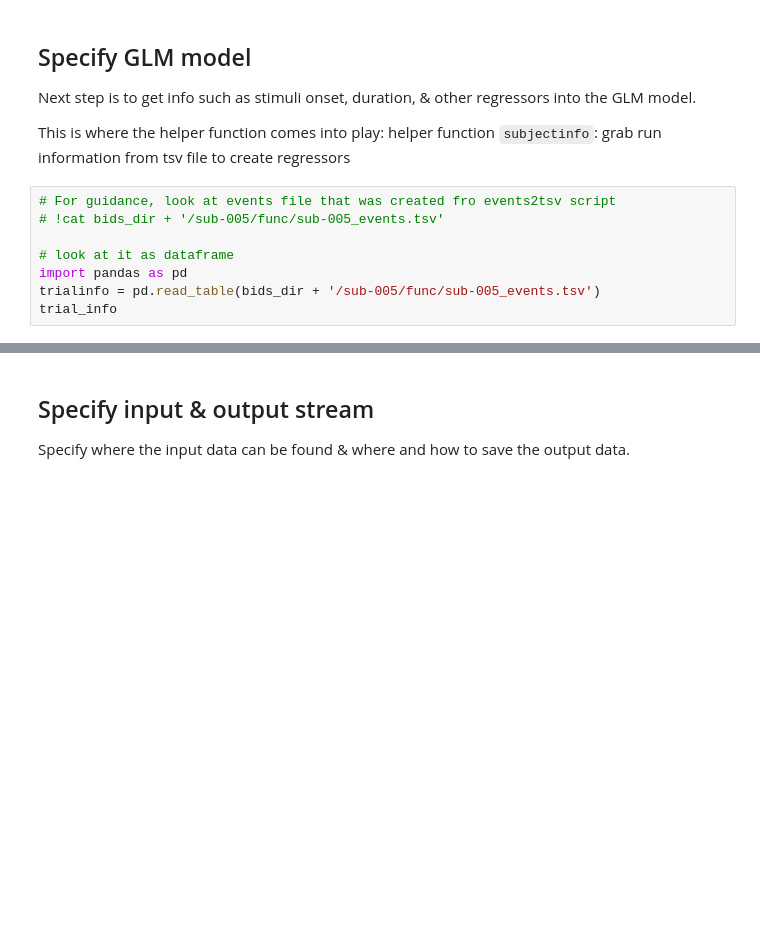
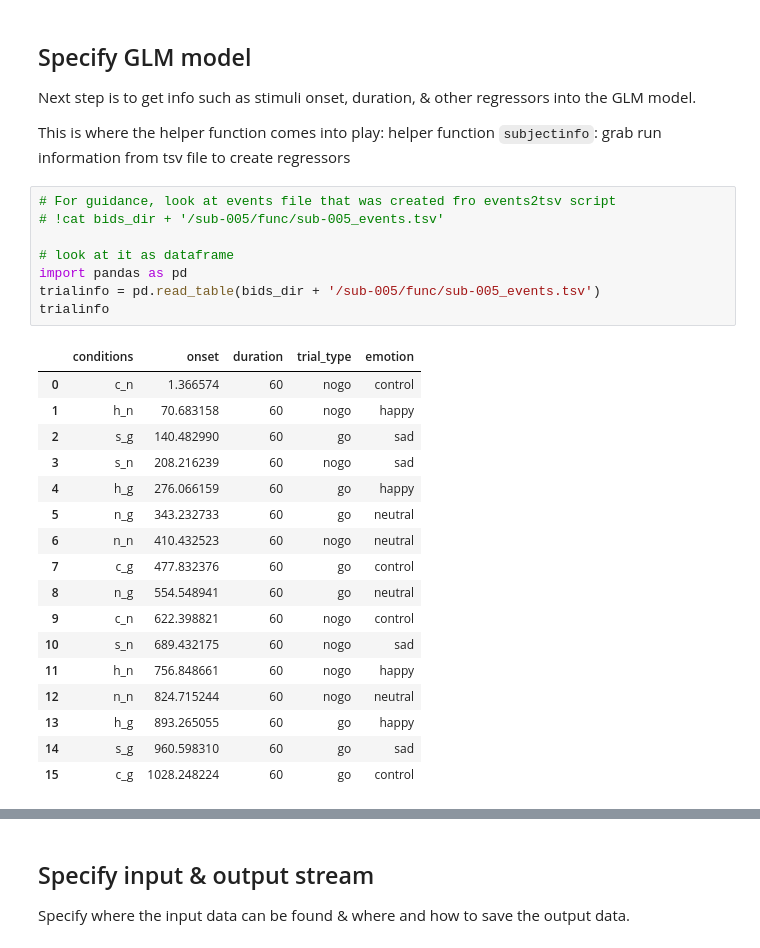
Before and after one commit to stephuh2/RED-scripts, a Jupyter notebook: RED_1stlevel.ipynb, the cells around one changed output, grey strips where cells are left out. Cells and saved outputs as stored; diff of their text form; blank space fills up the shorter version.

```diff
--- a/RED_1stlevel.ipynb
+++ b/RED_1stlevel.ipynb
@@ -175,10 +171,28 @@ helper function ``subjectinfo``: grab run information from tsv file to create re
 # %%
 # For guidance, look at events file that was created fro events2tsv script
 # !cat bids_dir + '/sub-005/func/sub-005_events.tsv'
 
 # look at it as dataframe
 import pandas as pd
 trialinfo = pd.read_table(bids_dir + '/sub-005/func/sub-005_events.tsv')
-trial_info
+trialinfo
+# %% [output]
+|  | conditions | onset | duration | trial_type | emotion |
+| 0 | c_n | 1.366574 | 60 | nogo | control |
+| 1 | h_n | 70.683158 | 60 | nogo | happy |
+| 2 | s_g | 140.482990 | 60 | go | sad |
+| 3 | s_n | 208.216239 | 60 | nogo | sad |
+| 4 | h_g | 276.066159 | 60 | go | happy |
+| 5 | n_g | 343.232733 | 60 | go | neutral |
+| 6 | n_n | 410.432523 | 60 | nogo | neutral |
+| 7 | c_g | 477.832376 | 60 | go | control |
+| 8 | n_g | 554.548941 | 60 | go | neutral |
+| 9 | c_n | 622.398821 | 60 | nogo | control |
+| 10 | s_n | 689.432175 | 60 | nogo | sad |
+| 11 | h_n | 756.848661 | 60 | nogo | happy |
+| 12 | n_n | 824.715244 | 60 | nogo | neutral |
+| 13 | h_g | 893.265055 | 60 | go | happy |
+| 14 | s_g | 960.598310 | 60 | go | sad |
+| 15 | c_g | 1028.248224 | 60 | go | control |
 # %%
 # Separate onsets by condition
```
Also changed, not shown: parts of 4 cells of this notebook.
